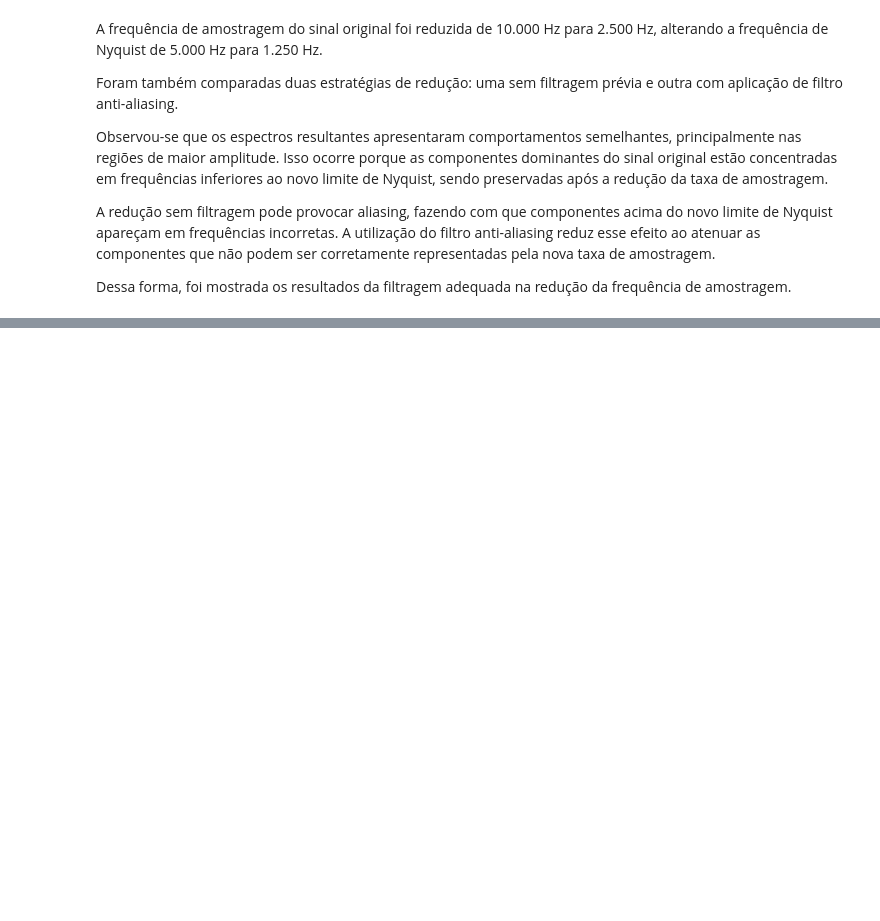
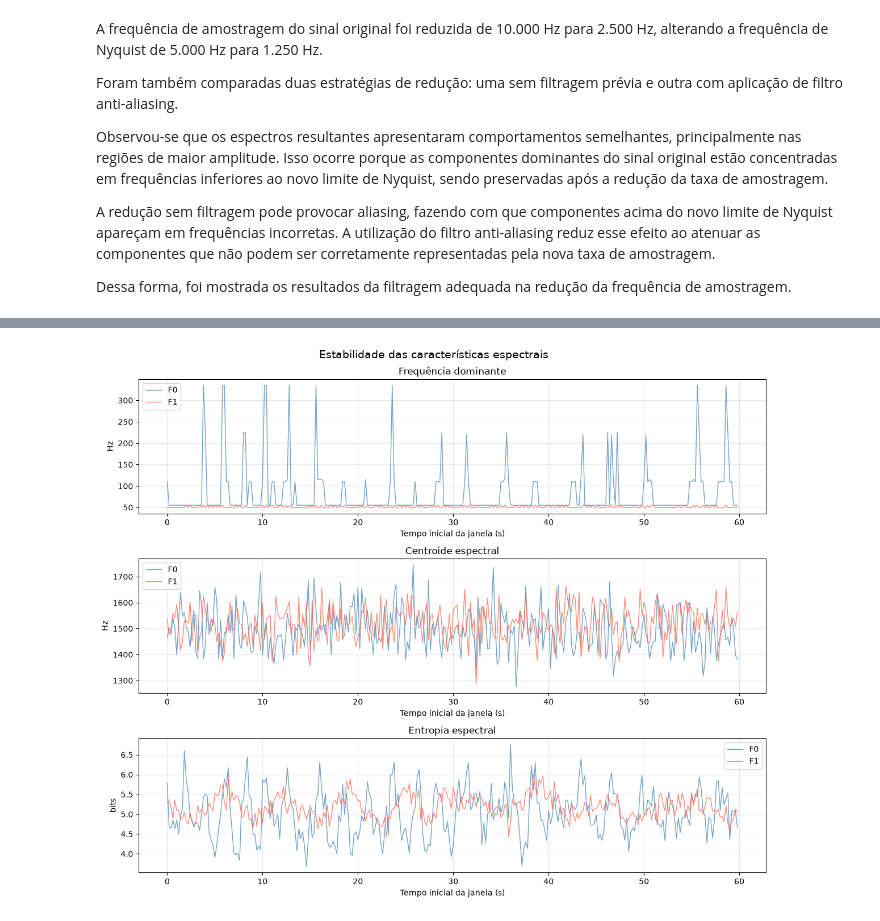
Before and after one commit to SillyGo/projeto-sinais, a Jupyter notebook: src/primeira_entrega/analise_no_dominio_da_frequencia.ipynb, the cells around one changed output, grey strips where cells are left out. Cells and saved outputs as stored; diff of their text form; code cells hidden in the pictures; blank space fills up the shorter version.

Commit message:
feat: investigacao adicional (secao 3.6)

```diff
--- a/src/primeira_entrega/analise_no_dominio_da_frequencia.ipynb
+++ b/src/primeira_entrega/analise_no_dominio_da_frequencia.ipynb
@@ -995,0 +994,49 @@ Dessa forma, foi mostrada os resultados da filtragem adequada na redução da fr
+# %%
+caracteristicas = [
+    ("Freq_dominante_Hz", "Frequência dominante", "Hz"),
+    ("Centroide_Hz", "Centroide espectral", "Hz"),
+    ("Entropia_bits", "Entropia espectral", "bits")
+]
+
+cores = {"F0": "steelblue", "F1": "tomato"}
+
+# Organizar cronologicamente
+dados = df_features.sort_values(
+    ["Condicao", "Tempo_inicio_s"]
+).copy()
+
+fig, axes = plt.subplots(3, 1, figsize=(12, 10))
+
+for ax, (coluna, titulo, unidade) in zip(
+    axes, caracteristicas
+):
+    for condicao, grupo in dados.groupby("Condicao"):
+        ax.plot(
+            grupo["Tempo_inicio_s"],
+            grupo[coluna],
+            label=condicao,
+            color=cores.get(condicao),
+            alpha=0.75,
+            linewidth=1
+        )
+
+    ax.set_title(titulo)
+    ax.set_xlabel("Tempo inicial da janela (s)")
+    ax.set_ylabel(unidade)
+    ax.legend()
+    ax.grid(True, alpha=0.3)
+
+plt.suptitle(
+    "Estabilidade das características espectrais",
+    fontsize=14
+)
+
+plt.tight_layout()
+plt.savefig(
+    "investigacao_estabilidade.png",
+    dpi=300,
+    bbox_inches="tight"
+)
+plt.show()
+# %% [output]
+[figure, added]
```
Also changed, not shown: parts of 7 cells of this notebook.
